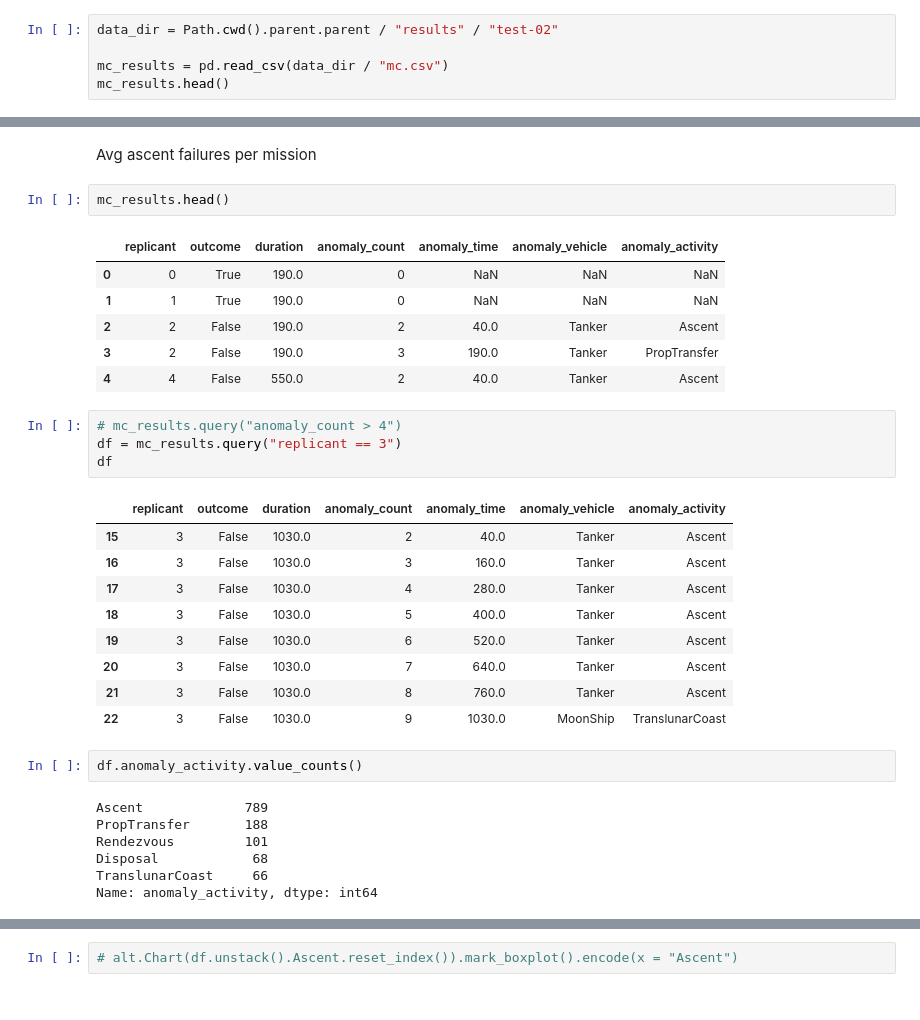
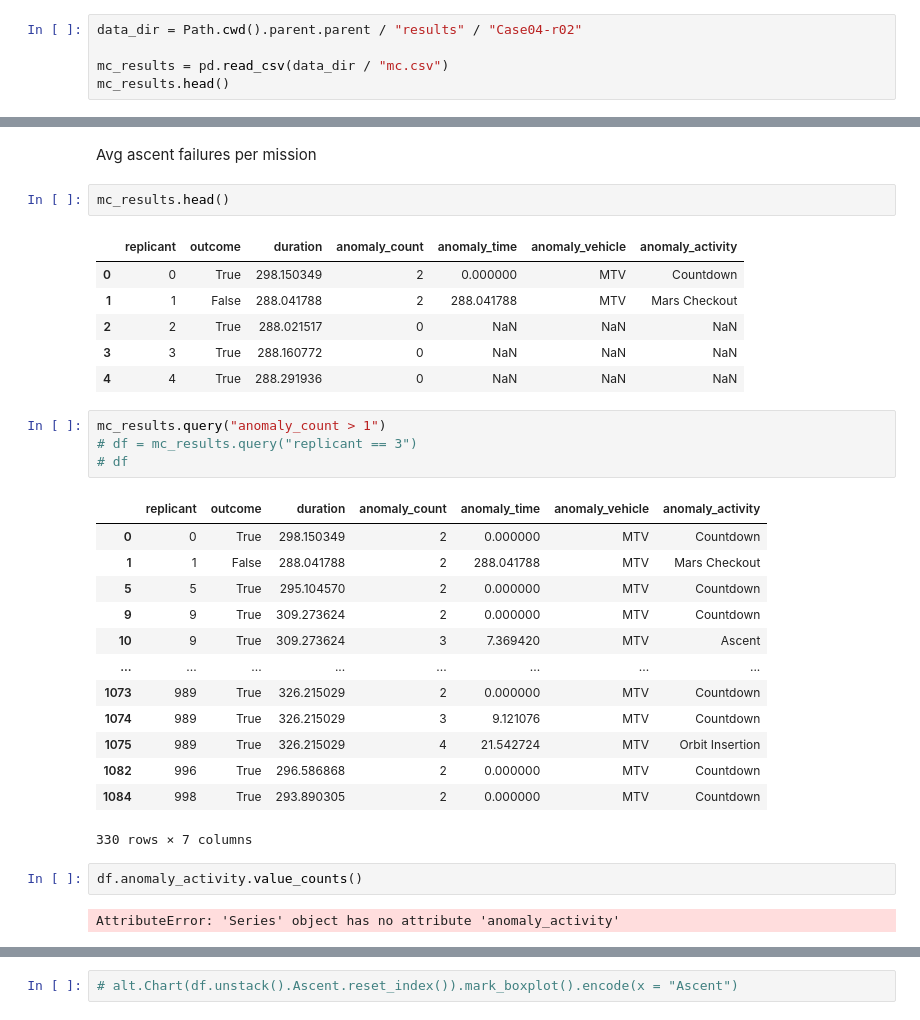
Before and after one commit to edhschen/space_mission_des, a Jupyter notebook: SpaceMissionDES/analysis/viz_monte_carlo.ipynb, the cells around one changed output, grey strips where cells are left out. Saved outputs shown, nothing was run; the diff lists cells and outputs as text.

```diff
--- a/SpaceMissionDES/analysis/viz_monte_carlo.ipynb
+++ b/SpaceMissionDES/analysis/viz_monte_carlo.ipynb
@@ -10,7 +10,7 @@ PosixPath('/Users/ben/Developer/SpaceMissionDES/SpaceMissionDES/analysis')
 # %% [markdown]
 #### Load the Data
 # %%
-data_dir = Path.cwd().parent.parent / "results" / "test-02"
+data_dir = Path.cwd().parent.parent / "results" / "Case04-r02"
 
 mc_results = pd.read_csv(data_dir / "mc.csv")
 mc_results.head()
@@ -133,34 +130,33 @@ Avg ascent failures per mission
 mc_results.head()
 # %% [output]
 |  | replicant | outcome | duration | anomaly_count | anomaly_time | anomaly_vehicle | anomaly_activity |
-| 0 | 0 | True | 190.0 | 0 | NaN | NaN | NaN |
-| 1 | 1 | True | 190.0 | 0 | NaN | NaN | NaN |
-| 2 | 2 | False | 190.0 | 2 | 40.0 | Tanker | Ascent |
-| 3 | 2 | False | 190.0 | 3 | 190.0 | Tanker | PropTransfer |
-| 4 | 4 | False | 550.0 | 2 | 40.0 | Tanker | Ascent |
+| 0 | 0 | True | 298.150349 | 2 | 0.000000 | MTV | Countdown |
+| 1 | 1 | False | 288.041788 | 2 | 288.041788 | MTV | Mars Checkout |
+| 2 | 2 | True | 288.021517 | 0 | NaN | NaN | NaN |
+| 3 | 3 | True | 288.160772 | 0 | NaN | NaN | NaN |
+| 4 | 4 | True | 288.291936 | 0 | NaN | NaN | NaN |
 # %%
-# mc_results.query("anomaly_count > 4")
-df = mc_results.query("replicant == 3")
-df
+mc_results.query("anomaly_count > 1")
+# df = mc_results.query("replicant == 3")
+# df
 # %% [output]
 |  | replicant | outcome | duration | anomaly_count | anomaly_time | anomaly_vehicle | anomaly_activity |
-| 15 | 3 | False | 1030.0 | 2 | 40.0 | Tanker | Ascent |
-| 16 | 3 | False | 1030.0 | 3 | 160.0 | Tanker | Ascent |
-| 17 | 3 | False | 1030.0 | 4 | 280.0 | Tanker | Ascent |
-| 18 | 3 | False | 1030.0 | 5 | 400.0 | Tanker | Ascent |
-| 19 | 3 | False | 1030.0 | 6 | 520.0 | Tanker | Ascent |
-| 20 | 3 | False | 1030.0 | 7 | 640.0 | Tanker | Ascent |
-| 21 | 3 | False | 1030.0 | 8 | 760.0 | Tanker | Ascent |
-| 22 | 3 | False | 1030.0 | 9 | 1030.0 | MoonShip | TranslunarCoast |
+| 0 | 0 | True | 298.150349 | 2 | 0.000000 | MTV | Countdown |
+| 1 | 1 | False | 288.041788 | 2 | 288.041788 | MTV | Mars Checkout |
+| 5 | 5 | True | 295.104570 | 2 | 0.000000 | MTV | Countdown |
+| 9 | 9 | True | 309.273624 | 2 | 0.000000 | MTV | Countdown |
+| 10 | 9 | True | 309.273624 | 3 | 7.369420 | MTV | Ascent |
+| ... | ... | ... | ... | ... | ... | ... | ... |
+| 1073 | 989 | True | 326.215029 | 2 | 0.000000 | MTV | Countdown |
+| 1074 | 989 | True | 326.215029 | 3 | 9.121076 | MTV | Countdown |
+| 1075 | 989 | True | 326.215029 | 4 | 21.542724 | MTV | Orbit Insertion |
+| 1082 | 996 | True | 296.586868 | 2 | 0.000000 | MTV | Countdown |
+| 1084 | 998 | True | 293.890305 | 2 | 0.000000 | MTV | Countdown |
+330 rows × 7 columns
 # %%
 df.anomaly_activity.value_counts()
 # %% [output]
-Ascent             789
-PropTransfer       188
-Rendezvous         101
-Disposal            68
-TranslunarCoast     66
-Name: anomaly_activity, dtype: int64
+AttributeError: 'Series' object has no attribute 'anomaly_activity'
 # %%
 df = mc_results.groupby("replicant", as_index=False)["anomaly_activity"].value_counts()
 df
```
Also changed, not shown: parts of 7 cells of this notebook, 8 other files.
